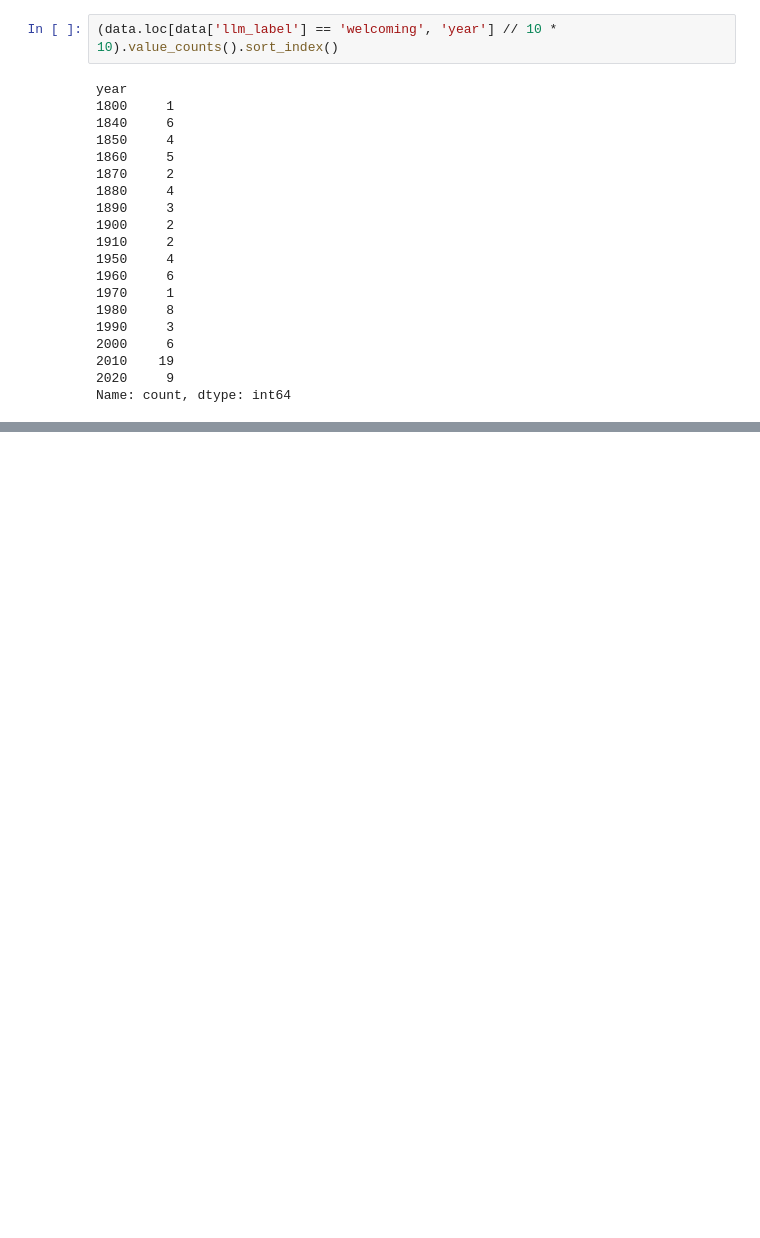
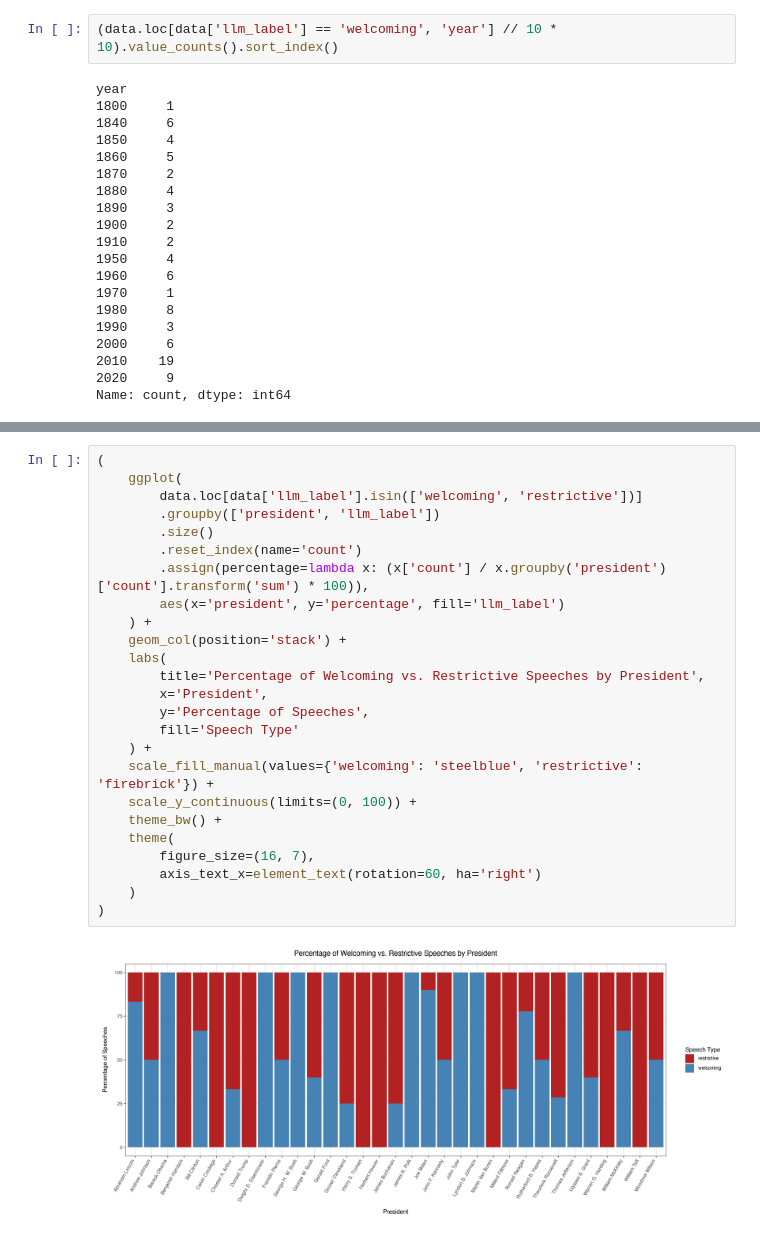
Before and after one commit to vhnguyen4/Miller-211A, a Jupyter notebook: ai_junk/label_analysis.ipynb, the cells around one changed output, grey strips where cells are left out. Saved outputs shown, nothing was run; the diff lists cells and outputs as text; blank space fills up the shorter version.

```diff
--- a/ai_junk/label_analysis.ipynb
+++ b/ai_junk/label_analysis.ipynb
@@ -214,0 +236,27 @@ Name: count, dtype: int64
+# %%
+(
+    ggplot(
+        data.loc[data['llm_label'].isin(['welcoming', 'restrictive'])]
+        .groupby(['president', 'llm_label'])
+        .size()
+        .reset_index(name='count')
+        .assign(percentage=lambda x: (x['count'] / x.groupby('president')['count'].transform('sum') * 100)),
+        aes(x='president', y='percentage', fill='llm_label')
+    ) +
+    geom_col(position='stack') +
+    labs(
+        title='Percentage of Welcoming vs. Restrictive Speeches by President',
+        x='President',
+        y='Percentage of Speeches',
+        fill='Speech Type'
+    ) +
+    scale_fill_manual(values={'welcoming': 'steelblue', 'restrictive': 'firebrick'}) +
+    scale_y_continuous(limits=(0, 100)) +
+    theme_bw() +
+    theme(
+        figure_size=(16, 7),
+        axis_text_x=element_text(rotation=60, ha='right')
+    )
+)
+# %% [output]
+[figure, added]
```
Also changed, not shown: parts of 9 cells of this notebook.
